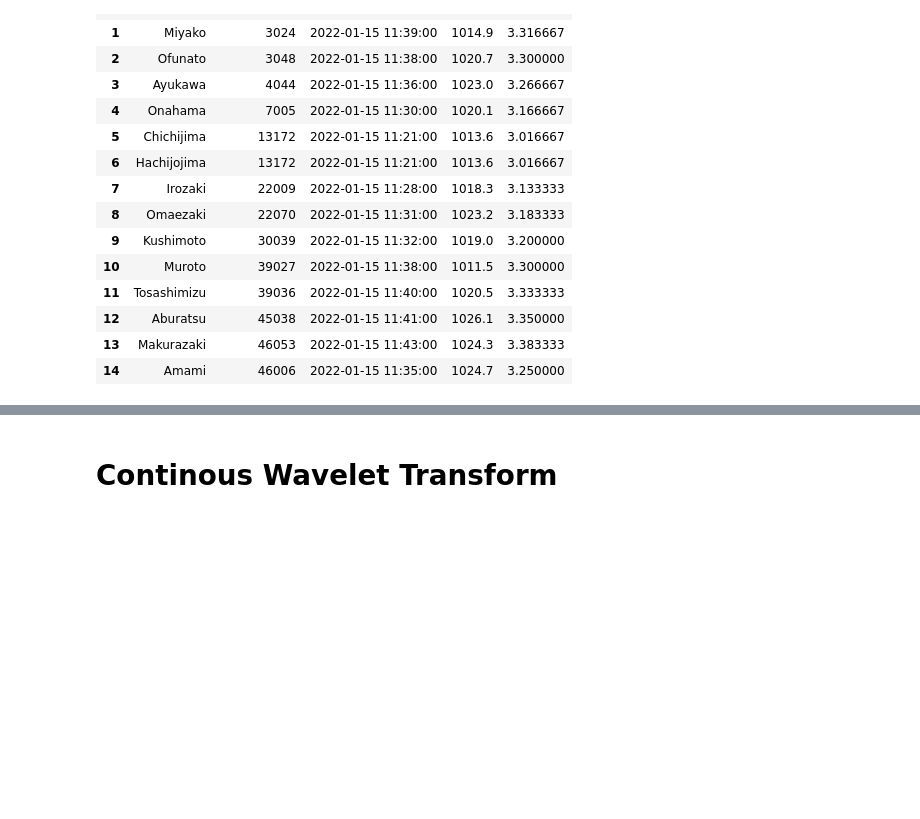
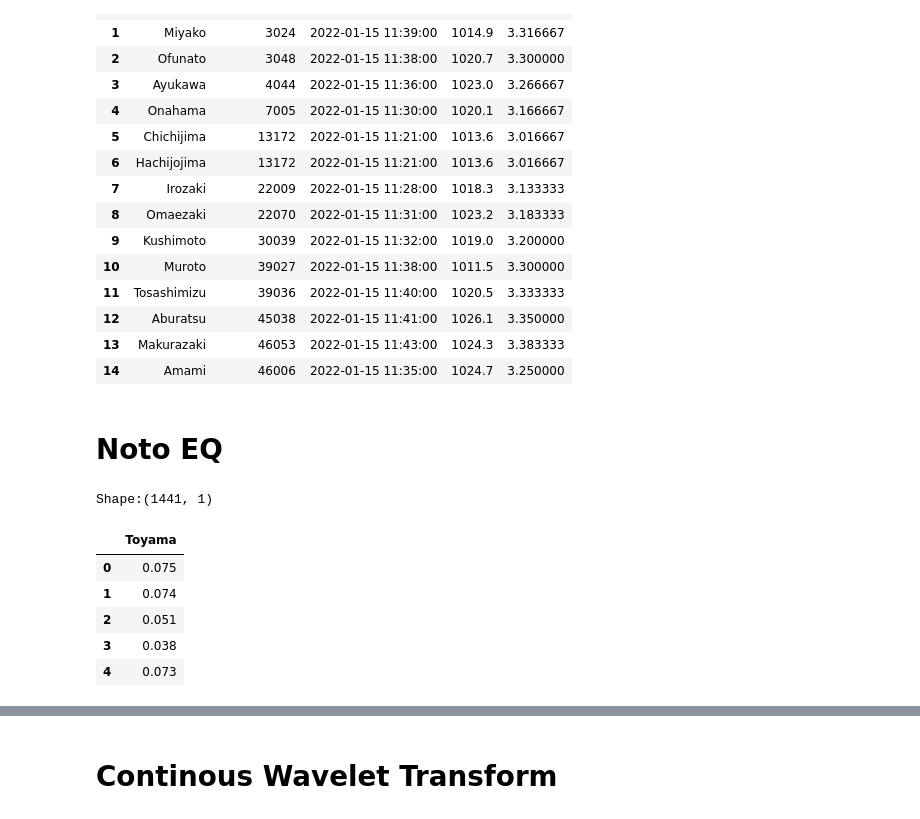
Before and after one commit to erick2307/tsunami_period_analysis, a Jupyter notebook: japan_cwt/WaveletAnalysis_Japan.ipynb, the cells around one changed output, grey strips where cells are left out. Cells and saved outputs as stored; diff of their text form; code cells hidden in the pictures; blank space fills up the shorter version.

```diff
--- a/japan_cwt/WaveletAnalysis_Japan.ipynb
+++ b/japan_cwt/WaveletAnalysis_Japan.ipynb
@@ -139,3 +139,5 @@ stid
 | 12 | Aburatsu | 45038 | 2022-01-15 11:41:00 | 1026.1 | 3.350000 |
 | 13 | Makurazaki | 46053 | 2022-01-15 11:43:00 | 1024.3 | 3.383333 |
 | 14 | Amami | 46006 | 2022-01-15 11:35:00 | 1024.7 | 3.250000 |
+# %% [markdown]
+# Noto EQ
@@ -141,0 +224,13 @@ stid
+# %%
+dftk = pd.read_csv('./../noto.csv',usecols=[1])
+# dftk = dftk[100:-100]
+print(f'Shape:{dftk.shape}')
+dftk.head()
+# %% [output]
+Shape:(1441, 1)
+|  | Toyama |
+| 0 | 0.075 |
+| 1 | 0.074 |
+| 2 | 0.051 |
+| 3 | 0.038 |
+| 4 | 0.073 |
```
Also changed, not shown: parts of 4 cells of this notebook.
